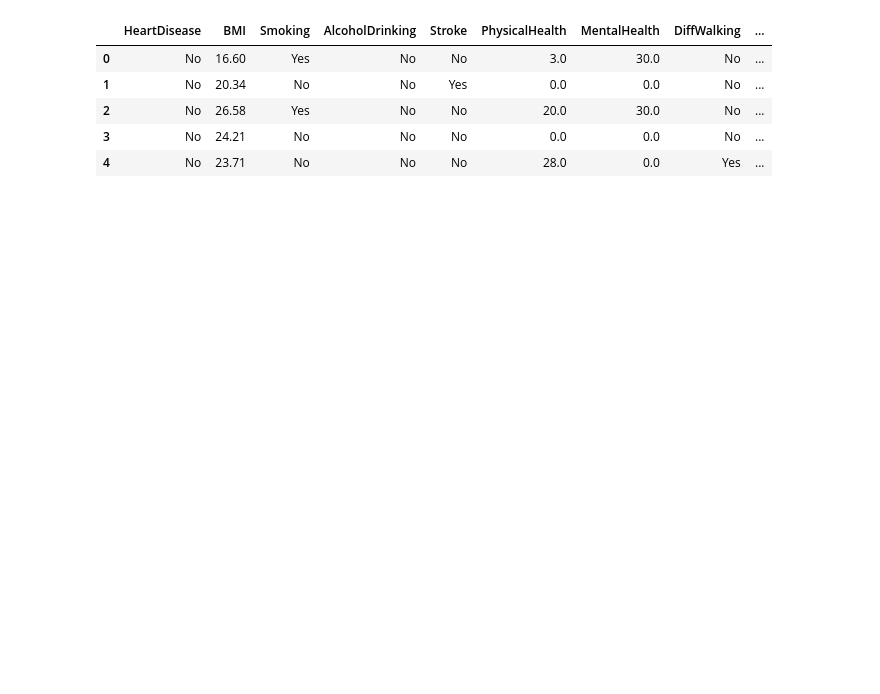
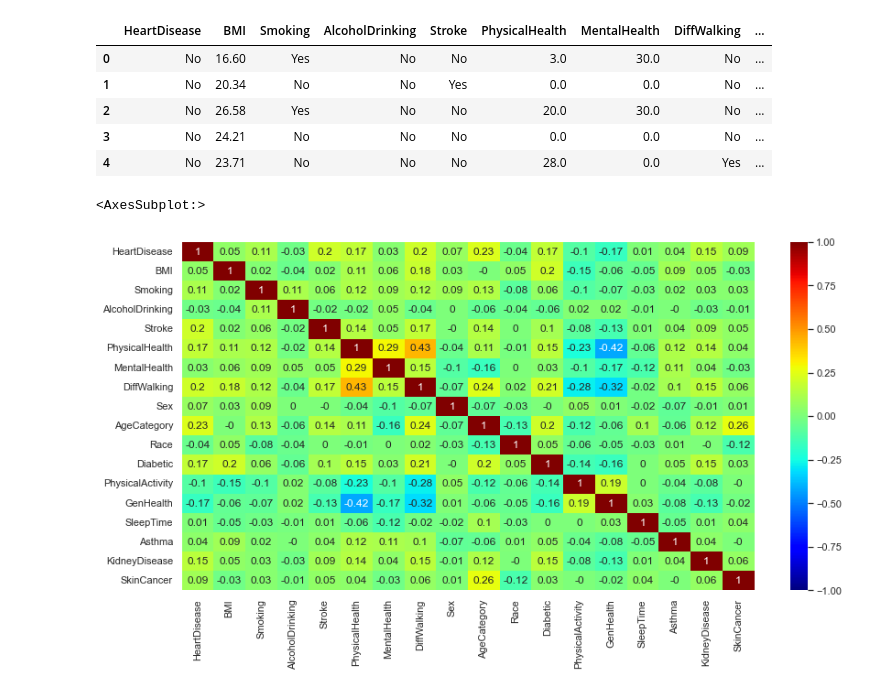
Before and after one commit to dospix/Heart-Disease-Prediction-ML, a Jupyter notebook: Heart-Disease-Prediction-Model notebook.ipynb, the cells around one changed output. Cells and saved outputs as stored; diff of their text form; code cells hidden in the pictures; blank space fills up the shorter version.

Commit message:
create heatmap with feature correlation

```diff
--- a/Heart-Disease-Prediction-Model notebook.ipynb
+++ b/Heart-Disease-Prediction-Model notebook.ipynb
@@ -42,3 +42,13 @@ age_categories_as_numbers = [(1 / (len_age_categories - 1)) * idx for idx in ran
 df["AgeCategory"] = df["AgeCategory"].replace(age_categories, age_categories_as_numbers)
 
 df["BMI"] = df["BMI"].astype("int")
+# %%
+# Seeing which features correlate with "HeartDisease" the most(first column)
+# These will be used in our machine learning model, while the others will be discarded
+
+import seaborn as sns
+sns.set(rc = {'figure.figsize':(14,7)})
+sns.heatmap(df.corr().round(2), annot=True, cmap='jet', vmin=-1, vmax=1)
+# %% [output]
+<AxesSubplot:>
+[figure, added]
```
